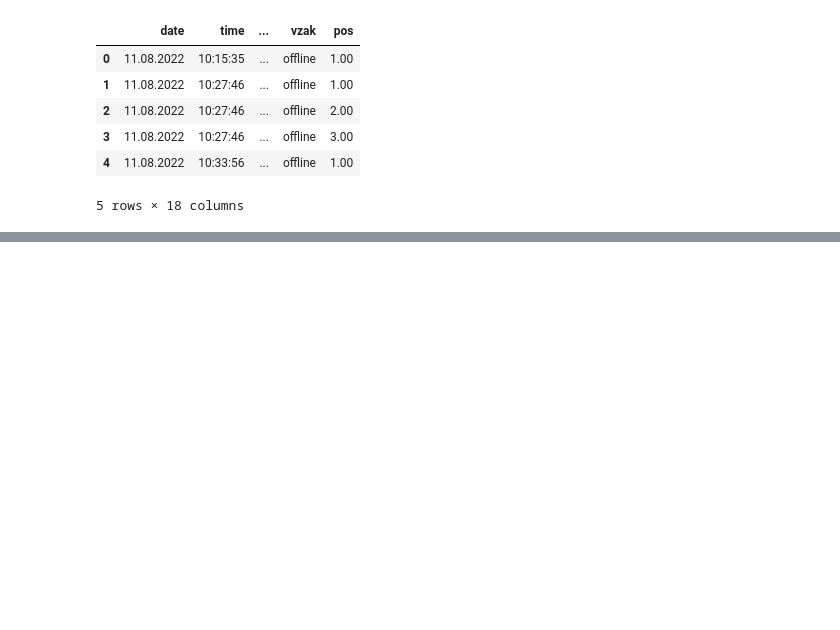
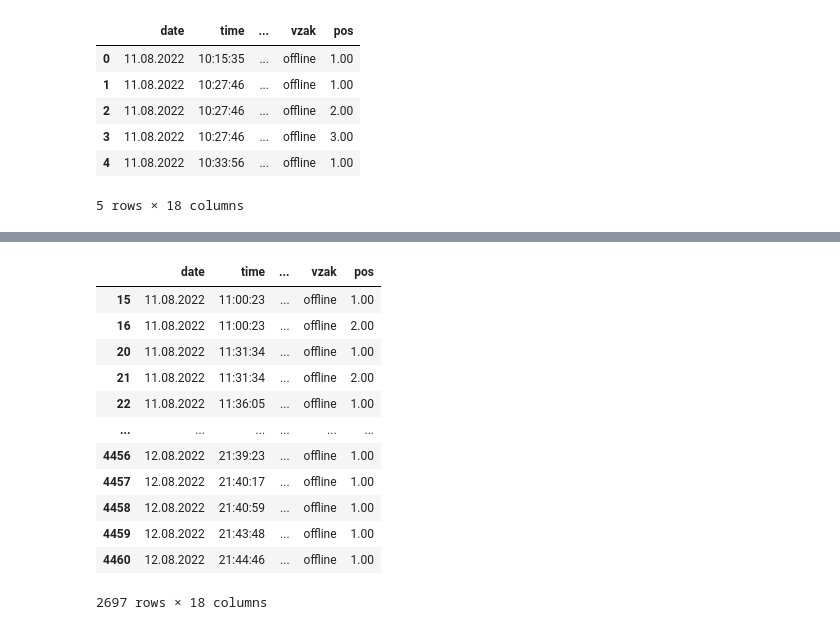
Before and after one commit to rodioniam/study_projects, a Jupyter notebook: pandas/working_with_data_file.ipynb, the cells around one changed output, grey strips where cells are left out. Cells and saved outputs as stored; diff of their text form; code cells hidden in the pictures; blank space fills up the shorter version.

```diff
--- a/pandas/working_with_data_file.ipynb
+++ b/pandas/working_with_data_file.ipynb
@@ -186,0 +247,17 @@ edited_df.head()
+# %%
+# if i want to see exactly where are NA elements i can write like this
+edited_df[edited_df.isna().values.any(axis = 1)] # this will check by row
+# %% [output]
+|  | date | time | ... | vzak | pos |
+| 15 | 11.08.2022 | 11:00:23 | ... | offline | 1.00 |
+| 16 | 11.08.2022 | 11:00:23 | ... | offline | 2.00 |
+| 20 | 11.08.2022 | 11:31:34 | ... | offline | 1.00 |
+| 21 | 11.08.2022 | 11:31:34 | ... | offline | 2.00 |
+| 22 | 11.08.2022 | 11:36:05 | ... | offline | 1.00 |
+| ... | ... | ... | ... | ... | ... |
+| 4456 | 12.08.2022 | 21:39:23 | ... | offline | 1.00 |
+| 4457 | 12.08.2022 | 21:40:17 | ... | offline | 1.00 |
+| 4458 | 12.08.2022 | 21:40:59 | ... | offline | 1.00 |
+| 4459 | 12.08.2022 | 21:43:48 | ... | offline | 1.00 |
+| 4460 | 12.08.2022 | 21:44:46 | ... | offline | 1.00 |
+2697 rows × 18 columns
```
Also changed, not shown: parts of 10 cells of this notebook.
